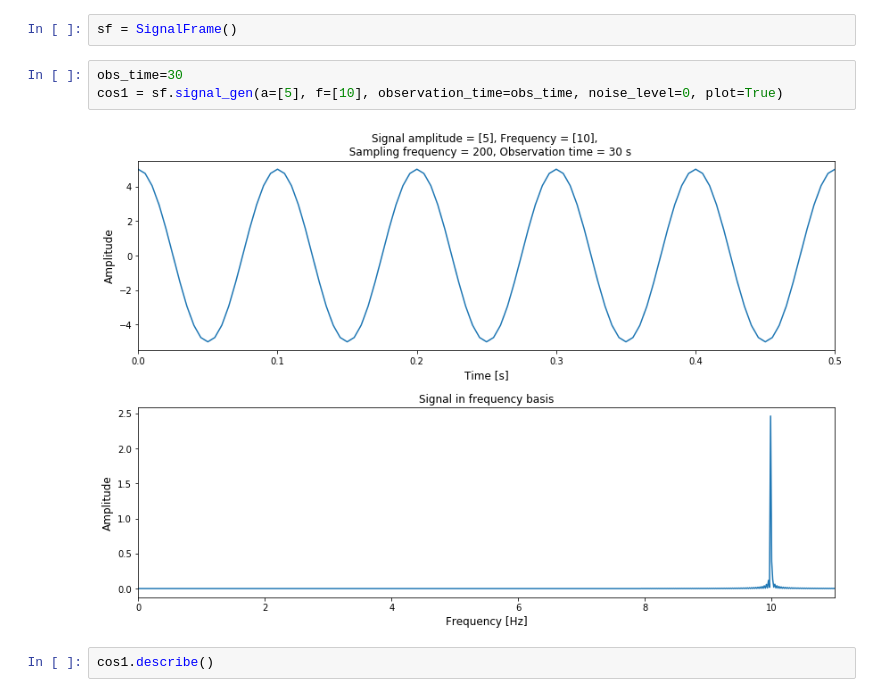
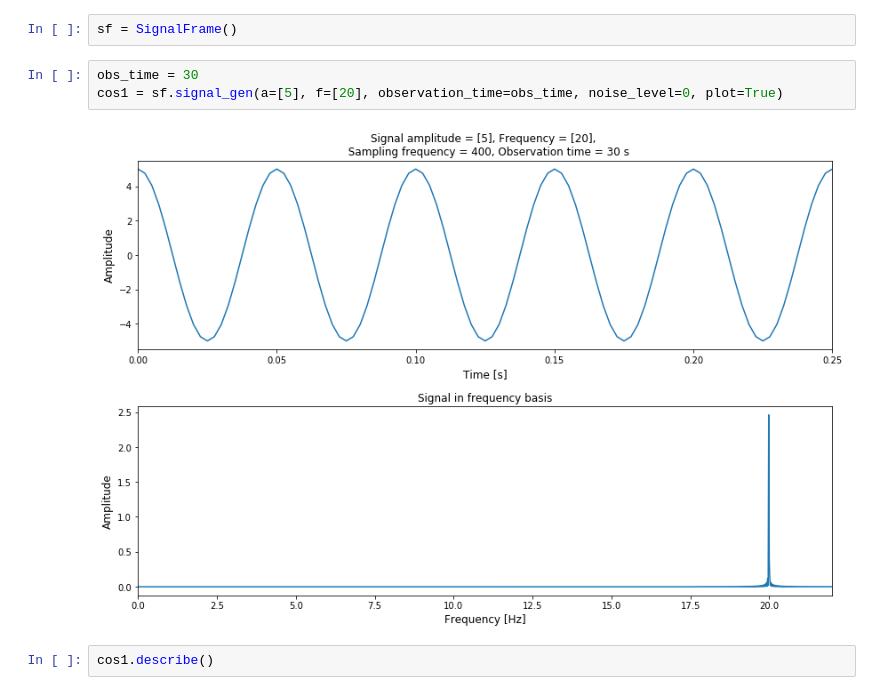
Before and after one commit to colin-ai/compressed-sensing, a Jupyter notebook: notebook/compress_sensing.ipynb, the cells around one changed output. Saved outputs shown, nothing was run; the diff lists cells and outputs as text.

```diff
--- a/pyCompressSensing/compress_sensing.ipynb
+++ b/notebook/compress_sensing.ipynb
@@ -15,10 +15,10 @@ This "baseline" allow us to experiment different parameters which plays
 # %%
 sf = SignalFrame()
 # %%
-obs_time=30
-cos1 = sf.signal_gen(a=[5], f=[10], observation_time=obs_time, noise_level=0, plot=True)
+obs_time = 30
+cos1 = sf.signal_gen(a=[5], f=[20], observation_time=obs_time, noise_level=0, plot=True)
 # %% [output]
-[figure, old version]
+[figure, new version]
 # %%
 cos1.describe()
 # %% [output]
```
Also changed, not shown: parts of 3 cells of this notebook, 6 other files.
